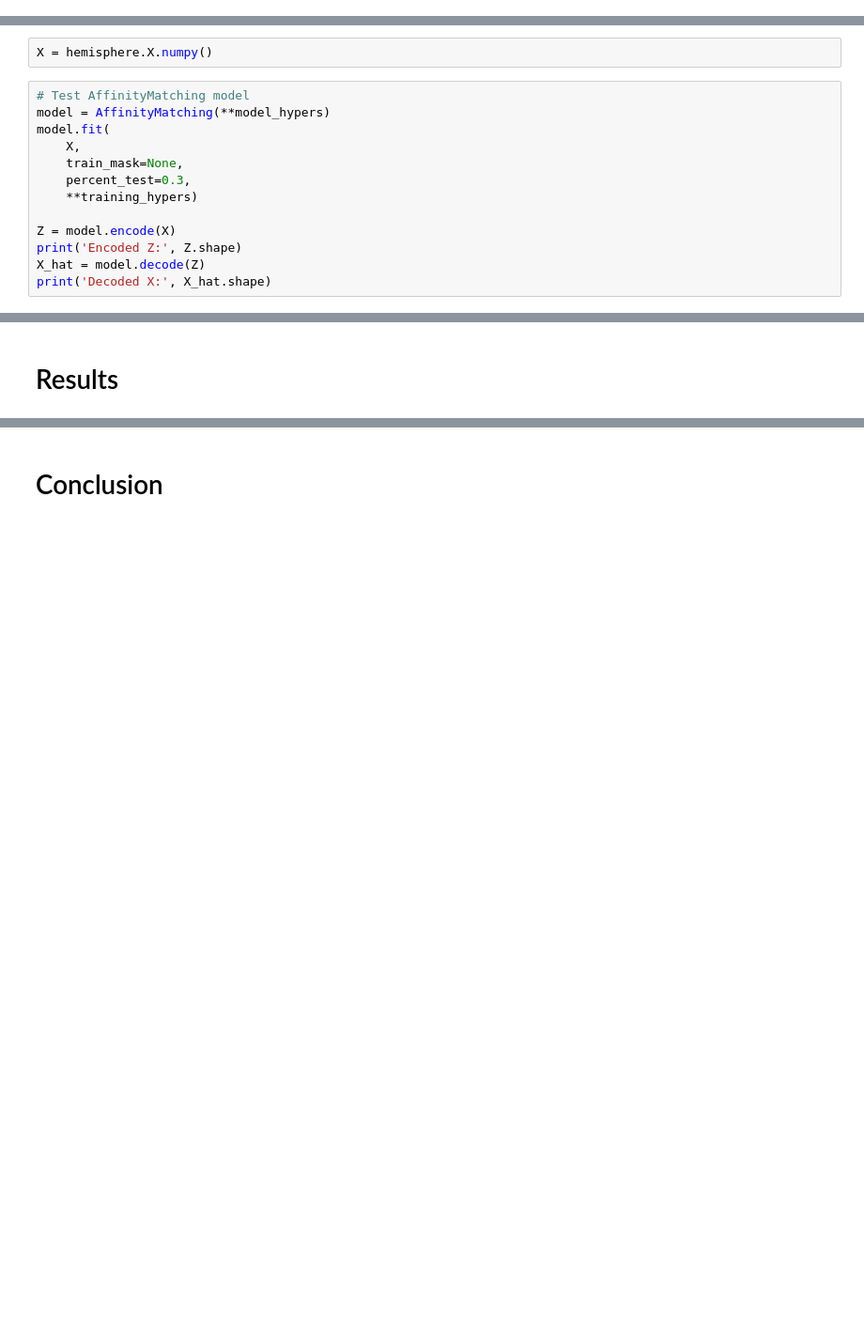
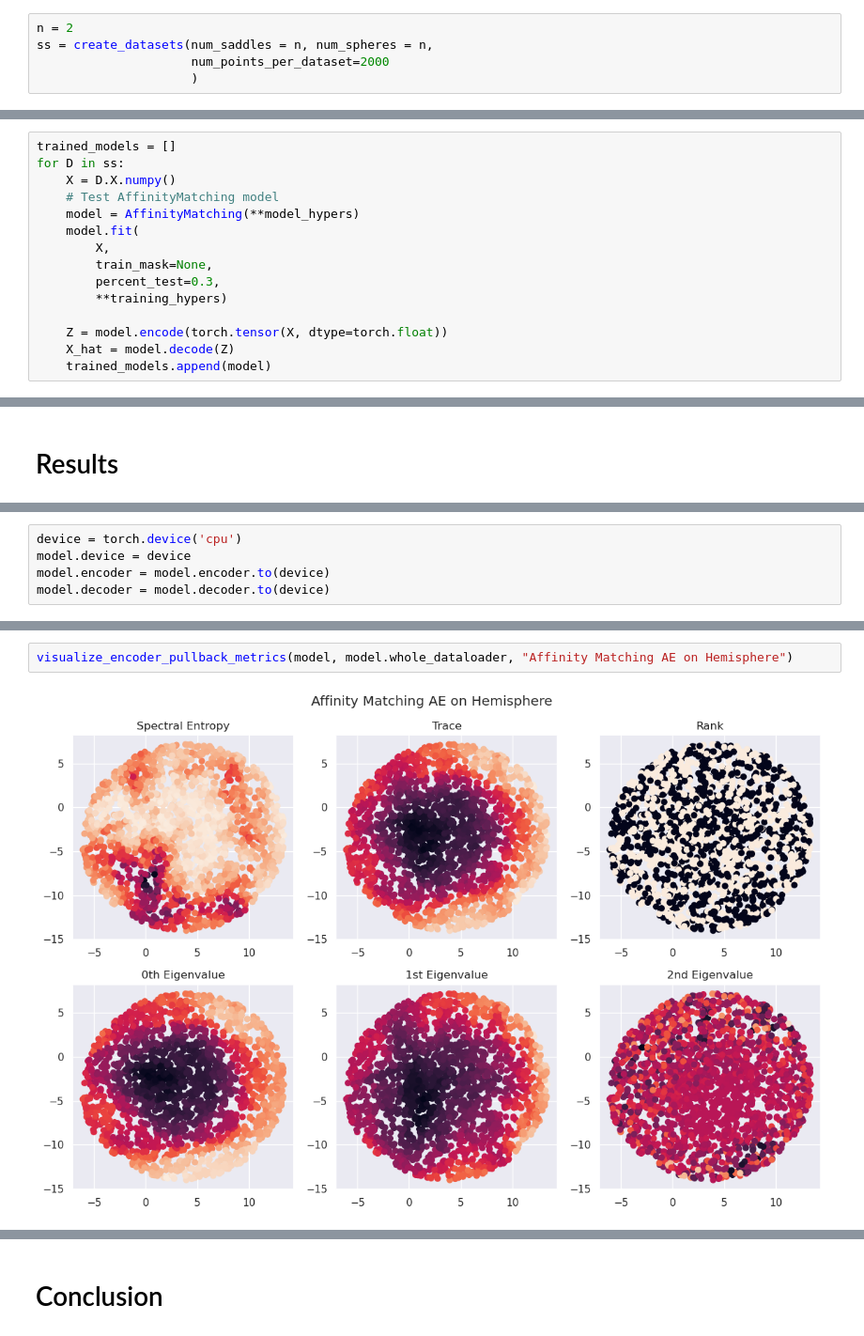
Before and after one commit to KrishnaswamyLab/GeometryAwareGenerativeAutoencoder, a Jupyter notebook: notebooks/1-km-pullback-comparisons-on-affinity-matching-ae.ipynb, the cells around one changed output, grey strips where cells are left out. Shown at 94% size. Cells and saved outputs as stored; diff of their text form; blank space fills up the shorter version.

Commit message:
Pullback comparison notebook

```diff
--- a/notebooks/1-km-pullback-comparisons-on-affinity-matching-ae.ipynb
+++ b/notebooks/1-km-pullback-comparisons-on-affinity-matching-ae.ipynb
@@ -47,0 +73,5 @@ hemisphere = Hemisphere(num_points = 2000, r = 1)
+# %%
+n = 2
+ss = create_datasets(num_saddles = n, num_spheres = n,
+                     num_points_per_dataset=2000
+                     )
@@ -82,19 +114,19 @@ training_hypers = {
 }
 # %% [markdown]
 Fit on data
-# %%
-X = hemisphere.X.numpy()
 # %%
-# Test AffinityMatching model
-model = AffinityMatching(**model_hypers)
-model.fit(
-    X,
-    train_mask=None,
-    percent_test=0.3,
-    **training_hypers)
+trained_models = []
+for D in ss:
+    X = D.X.numpy()
+    # Test AffinityMatching model
+    model = AffinityMatching(**model_hypers)
+    model.fit(
+        X,
+        train_mask=None,
+        percent_test=0.3,
+        **training_hypers)
 
-Z = model.encode(X)
-print('Encoded Z:', Z.shape)
-X_hat = model.decode(Z)
-print('Decoded X:', X_hat.shape)
+    Z = model.encode(torch.tensor(X, dtype=torch.float))
+    X_hat = model.decode(Z)
+    trained_models.append(model)
 # %% [output]
@@ -119,0 +154,5 @@ Decoded X: (2008, 3)
+# %%
+device = torch.device('cpu')
+model.device = device
+model.encoder = model.encoder.to(device)
+model.decoder = model.decoder.to(device)
@@ -119,0 +161,4 @@ Decoded X: (2008, 3)
+# %%
+visualize_encoder_pullback_metrics(model, model.whole_dataloader, "Affinity Matching AE on Hemisphere")
+# %% [output]
+[figure, added]
```
Also changed, not shown: parts of 20 cells of this notebook, 3 other files.
